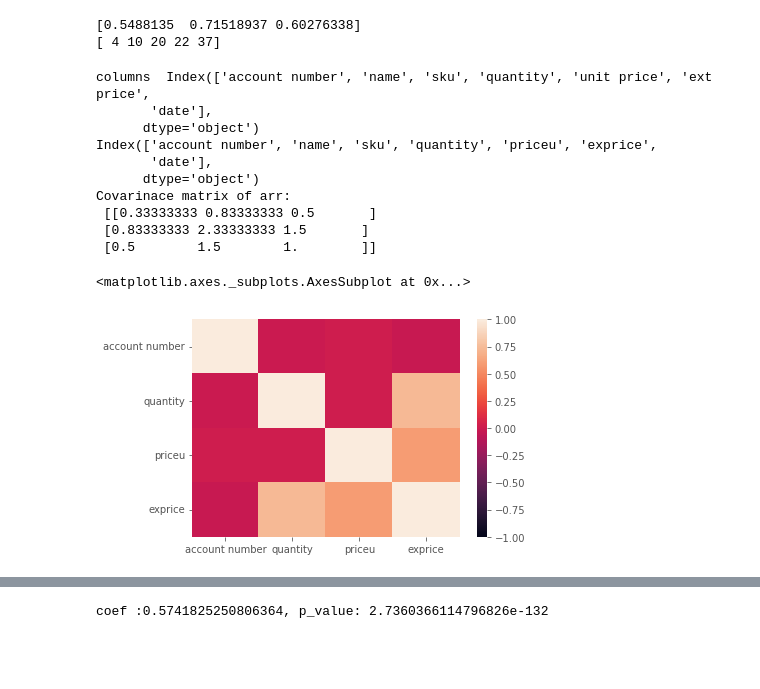
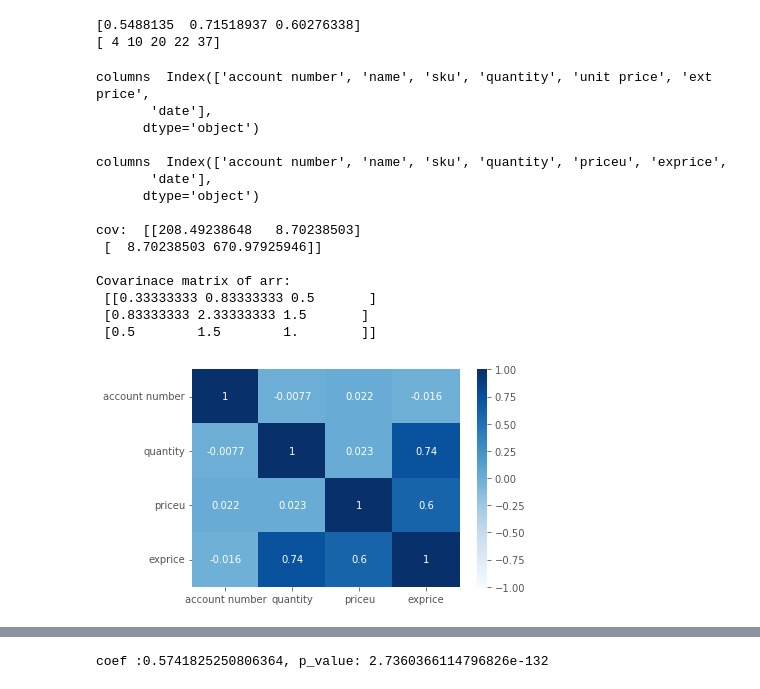
Before and after one commit to hsargoli/MyWorks, a Jupyter notebook: introductionDataS_pandasNumpyScipy.ipynb, the cells around one changed output, grey strips where cells are left out. Saved outputs shown, nothing was run; the diff lists cells and outputs as text; code cells hidden in the pictures; blank space fills up the shorter version.

```diff
--- a/introductionDataS_pandasNumpyScipy.ipynb
+++ b/introductionDataS_pandasNumpyScipy.ipynb
@@ -51,38 +51,46 @@ sep = '\n')
 [0.5488135  0.71518937 0.60276338]
 [ 4 10 20 22 37]
 # %%
+# ........................................
+# Read / rename / covariance
+# ........................................
 import pandas as pd
 import numpy as np
 df = pd.read_excel("https://github.com/chris1610/pbpython/blob/master/data/sample-salesv3.xlsx?raw=true")
 
 print('columns ',df.columns)  # return columns name
 
 df = df.rename(columns = {'unit price':'priceu','ext price':'exprice'})
-print(df.columns)  # return columns name
+print('\ncolumns ',df.columns)  # return columns name
 
-np.cov(df.quantity, df.priceu)
 # ============================================================================
 # The Numpy cov() function is used to measure the strength of correlation
 # between two or more than two sets of variables is called covariance.
 arr = np.array([[1, 1, 2], [1, 2, 4], [3, 4, 5]])
+print('\ncov: ',np.cov(df.quantity, df.priceu)) # ????
+print("\nCovarinace matrix of arr: \n", np.cov(arr))
 
-print("Covarinace matrix of arr: \n", np.cov(arr))
 # ============================================================================
 corr = df.corr() # depict correlation between numeric values
-sb.heatmap(corr, xticklabels = corr.columns, yticklabels = corr.columns, vmin = -1, vmax = +1)
+sb.heatmap(corr, annot = True, cmap='Blues', xticklabels = corr.columns, yticklabels = corr.columns, vmin = -1, vmax = +1)
+plt.show()
 # %% [output]
 columns  Index(['account number', 'name', 'sku', 'quantity', 'unit price', 'ext price',
        'date'],
       dtype='object')
-Index(['account number', 'name', 'sku', 'quantity', 'priceu', 'exprice',
+
+columns  Index(['account number', 'name', 'sku', 'quantity', 'priceu', 'exprice',
        'date'],
       dtype='object')
+
+cov:  [[208.49238648   8.70238503]
+ [  8.70238503 670.97925946]]
+
 Covarinace matrix of arr:
  [[0.33333333 0.83333333 0.5       ]
  [0.83333333 2.33333333 1.5       ]
  [0.5        1.5        1.        ]]
-<matplotlib.axes._subplots.AxesSubplot at 0x...>
-[figure, old version]
+[figure, new version]
 # %%
 df
 # %% [output]
```
Also changed, not shown: parts of 35 cells of this notebook.
